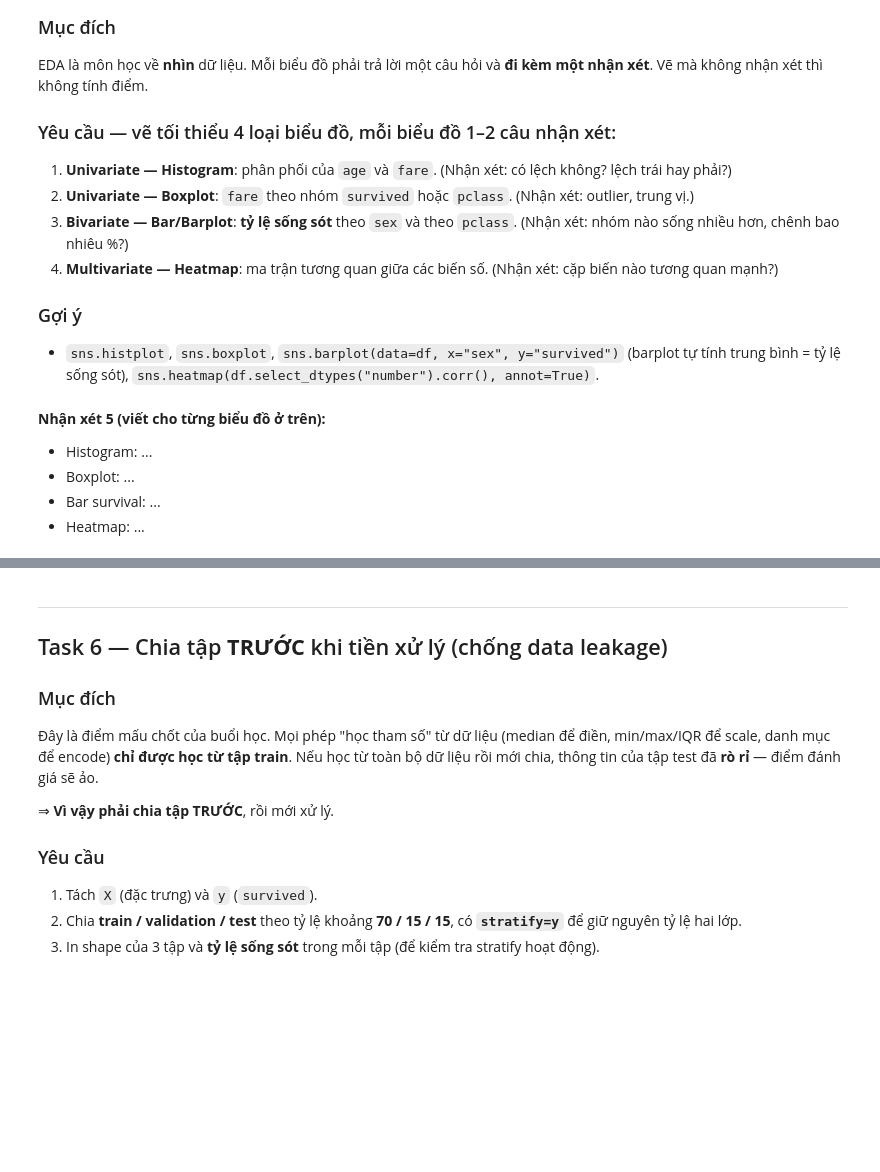
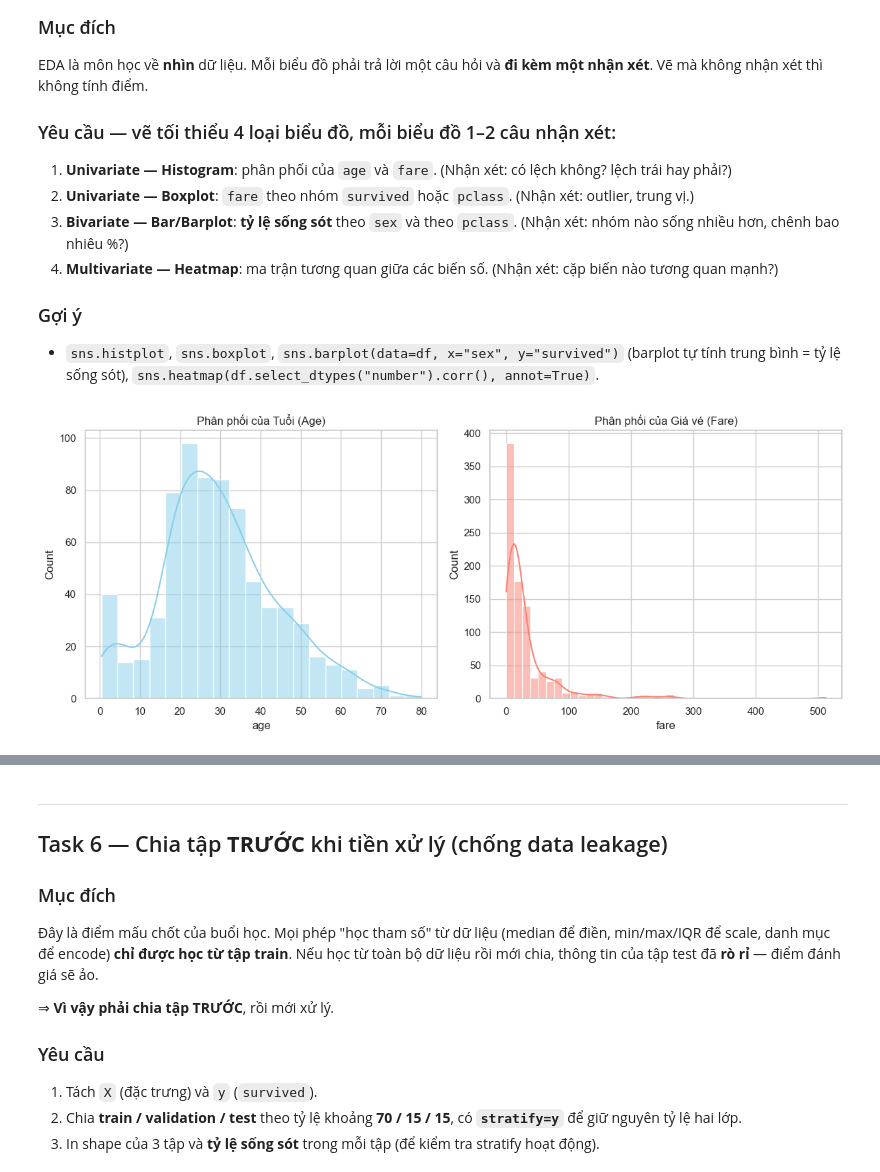
Before and after one commit to TranHoangMinhThien/mliot-pyml-2026-hw, a Jupyter notebook: week03/baitap_buoi5_titanic.ipynb, the cells around one changed output, grey strips where cells are left out. Drawn from its saved outputs; the diff is of its cells as text; code cells hidden in the pictures; blank space fills up the shorter version.

```diff
--- a/week03/baitap_buoi5_titanic.ipynb
+++ b/week03/baitap_buoi5_titanic.ipynb
@@ -304,7 +317,15 @@ EDA là môn học về **nhìn** dữ liệu. Mỗi biểu đồ phải trả l
-# %% [markdown]
-**Nhận xét 5 (viết cho từng biểu đồ ở trên):**
-
-- Histogram: ...
-- Boxplot: ...
-- Bar survival: ...
-- Heatmap: ...
+# %%
+# TODO 5a: Histogram age & fare
+...
+fig, axes = plt.subplots(1, 2, figsize=(12, 5))
+
+sns.histplot(data=df, x='age', kde=True, ax=axes[0], color='skyblue')
+axes[0].set_title('Phân phối của Tuổi (Age)')
+
+sns.histplot(data=df, x='fare', kde=True, bins=40, ax=axes[1], color='salmon')
+axes[1].set_title('Phân phối của Giá vé (Fare)')
+
+plt.tight_layout()
+plt.show()
+# %% [output]
+[figure, added]
```
Also changed, not shown: parts of 21 cells of this notebook.
